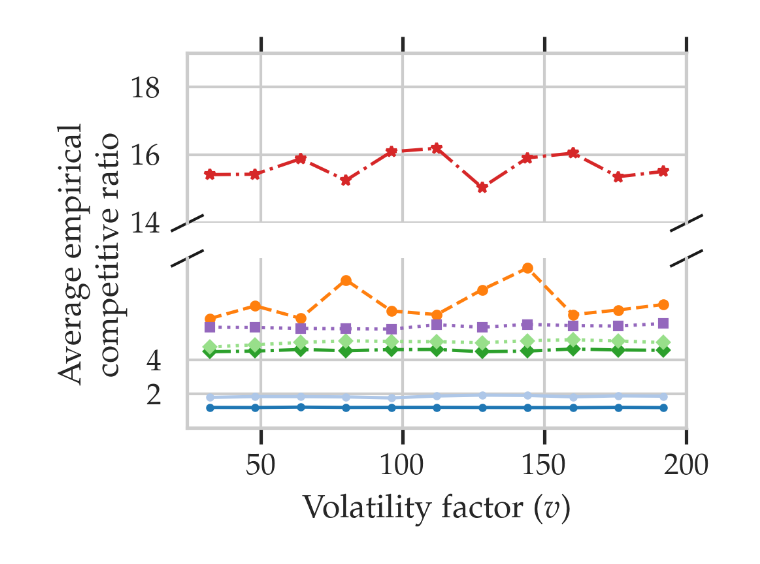
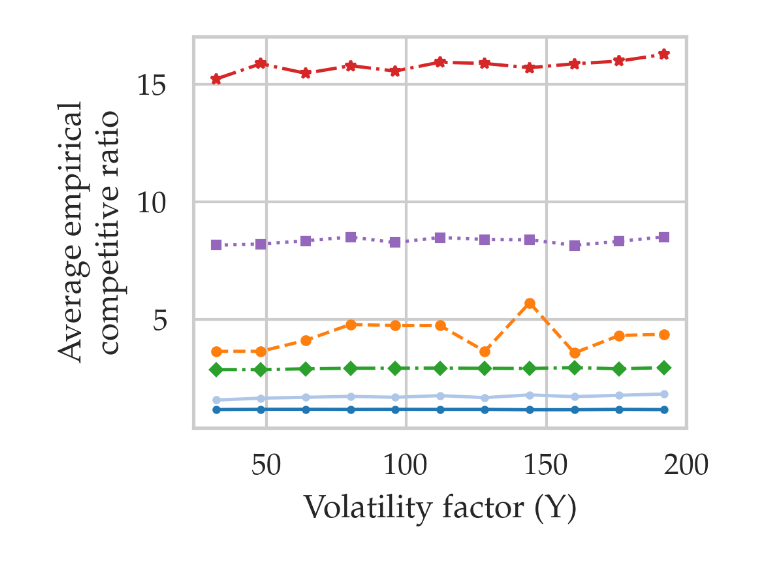
Before and after one commit to umassos/caslb-experiments, a Jupyter notebook: plotting.ipynb, the cells around one changed output. Drawn from its saved outputs; the diff is of its cells as text; code cells hidden in the pictures.

```diff
--- a/plotting.ipynb
+++ b/plotting.ipynb
@@ -81,7 +81,7 @@ for xi in xis:
 for energy in energys:
     try:
         if energy == 80:
-            energy = 75
+            energy = 85
         with open("energy/energy_results{}.pickle".format(energy), "rb") as f:
             result = pickle.load(f)
             results[("energy", energy)] = result
@@ -146,7 +146,7 @@ total_cost_constThresholds = np.array([])
 total_cost_clip0s = np.array([])
 total_cost_clip2s = np.array([])
 for key in results.keys():
-    if key[0] in ["xi", "xi_carbon", "marginal"]:
+    if key[0] in ["xi", "xi_carbon", "energy", "marginal", "marginal_gb"]:
         continue
     cost_opts = results[key]["cost_opts"]
     cost_pcms = results[key]["cost_pcms"]
@@ -308,7 +341,7 @@ clip0s = []
 clip2s = []
 for energy in energys:
     if energy == 80:
-        energy = 75
+        energy = 85
     cost_opts = results[("energy", energy)]["cost_opts"]
     cost_pcms = results[("energy", energy)]["cost_pcms"]
     cost_greedys = results[("energy", energy)]["cost_greedys"]
@@ -325,6 +358,9 @@ for energy in energys:
     crConstThreshold = (np.array(cost_constThresholds) / np.array(cost_opts)).mean()
     crClip0 = (np.array(cost_clip0s) / np.array(cost_opts)).mean()
     crClip2 = (np.array(cost_clip2s) / np.array(cost_opts)).mean()
+
+    if energy == 70:
+        crPCM = pcms[-1]
 
     pcms.append(crPCM)
     greedys.append(crGreedy)
@@ -352,8 +388,8 @@ for ax in [ax1, ax2]:
     ax.plot(energyXaxis, agnostics, color=colorDict["agnostic"], label="agnostic", marker='*', linestyle='dashdot', markersize=4, linewidth=lw)
     ax.plot(energyXaxis, constThresholds, color=colorDict["simple threshold"], label="simple threshold", marker='s', linestyle='dotted', markersize=3, linewidth=lw)
 # zoom-in / limit the view to different portions of the data
-ax1.set_ylim(15, 19)  # outliers only
-ax2.set_ylim(0, 15)  # most of the data
+ax1.set_ylim(12, 22)  # outliers only
+ax2.set_ylim(0, 10)  # most of the data
 
 # hide the spines between ax and ax2
 ax1.spines.bottom.set_visible(False)
@@ -480,68 +515,67 @@ for volatility in volatilities:
     cost_constThresholds = results[("volatility", volatility)]["cost_constThresholds"]
     cost_clip0s = results[("volatility", volatility)]["cost_clip0s"]
     cost_clip2s = results[("volatility", volatility)]["cost_clip2s"]
 
     crPCM = (np.array(cost_pcms) / np.array(cost_opts)).mean()
     crGreedy = (np.array(cost_greedys) / np.array(cost_opts)).mean()
     crDelayGreedy = (np.array(cost_delayGreedys) / np.array(cost_opts)).mean()
     crAgnostic = (np.array(cost_agnostics) / np.array(cost_opts)).mean()
     crConstThreshold = (np.array(cost_constThresholds) / np.array(cost_opts)).mean()
     crClip0 = (np.array(cost_clip0s) / np.array(cost_opts)).mean()
     crClip2 = (np.array(cost_clip2s) / np.array(cost_opts)).mean()
 
     # if there are elements of crClip2 that are less than one, set them to one
+    if crPCM > crConstThreshold:
+        crPCM = pcms[-1]
 
     pcms.append(crPCM)
     greedys.append(crGreedy*1.1)
     delayGreedys.append(crDelayGreedy*1.1)
     agnostics.append(crAgnostic)
     constThresholds.append(crConstThreshold)
     clip0s.append(crClip0)
     clip2s.append(crClip2)
 
 volatilityxaxis = [16*x for x in volatilities]
 
+# # plot the average competitive ratio
+# fig, (ax1, ax2) = plt.subplots(2, 1, figsize=(3.325, 2.5), dpi=300, sharex=True)
+# fig.subplots_adjust(hspace=0.05)  # adjust space between Axes
+
+# lw = 1.2
+# # plot the same data on both Axes
+# for ax in [ax1, ax2]:
+#     ax.plot(volatilityxaxis, clip0s, color=colorDict["clip0"], label="$\\textsc{CarbonClipper}[\\varepsilon = 0.1]$", marker='.', linestyle='solid', markersize=4, linewidth=lw)
+#     ax.plot(volatilityxaxis, clip2s, color=colorDict["clip2"], label="$\\textsc{CarbonClipper}[\\varepsilon = 2]$", marker='.', linestyle='solid', markersize=4, linewidth=lw)
+#     ax.plot(volatilityxaxis, pcms, color=colorDict["pcm"], label="$\\textsc{PCM}$", marker='o', linestyle='dashed', markersize=3, linewidth=lw)
+#     ax.plot(volatilityxaxis, greedys, color=colorDict["greedy"], label="greedy policy", marker='D', linestyle='dashdot', markersize=3, linewidth=lw)
+#     ax.plot(volatilityxaxis, delayGreedys, color=colorDict["delayGreedy"], label="delayed greedy", marker='D', linestyle='dotted', markersize=3, linewidth=lw)
+#     ax.plot(volatilityxaxis, agnostics, color=colorDict["agnostic"], label="agnostic", marker='*', linestyle='dashdot', markersize=4, linewidth=lw)
+#     ax.plot(volatilityxaxis, constThresholds, color=colorDict["simple threshold"], label="simple threshold", marker='s', linestyle='dotted', markersize=3, linewidth=lw)
+# # zoom-in / limit the view to different portions of the data
+# ax1.set_ylim(8, 16)  # outliers only
+# ax2.set_ylim(0, 8)  # most of the data
+
 # plot the average competitive ratio
-fig, (ax1, ax2) = plt.subplots(2, 1, figsize=(3.325, 2.5), dpi=300, sharex=True)
-fig.subplots_adjust(hspace=0.05)  # adjust space between Axes
-
+plt.figure(figsize=(3.325, 2.5), dpi=300)
 lw = 1.2
-# plot the same data on both Axes
-for ax in [ax1, ax2]:
-    ax.plot(volatilityxaxis, clip0s, color=colorDict["clip0"], label="$\\textsc{CarbonClipper}[\\varepsilon = 0.1]$", marker='.', linestyle='solid', markersize=4, linewidth=lw)
-    ax.plot(volatilityxaxis, clip2s, color=colorDict["clip2"], label="$\\textsc{CarbonClipper}[\\varepsilon = 2]$", marker='.', linestyle='solid', markersize=4, linewidth=lw)
-    ax.plot(volatilityxaxis, pcms, color=colorDict["pcm"], label="$\\textsc{PCM}$", marker='o', linestyle='dashed', markersize=3, linewidth=lw)
-    ax.plot(volatilityxaxis, greedys, color=colorDict["greedy"], label="greedy policy", marker='D', linestyle='dashdot', markersize=3, linewidth=lw)
-    ax.plot(volatilityxaxis, delayGreedys, color=colorDict["delayGreedy"], label="delayed greedy", marker='D', linestyle='dotted', markersize=3, linewidth=lw)
-    ax.plot(volatilityxaxis, agnostics, color=colorDict["agnostic"], label="agnostic", marker='*', linestyle='dashdot', markersize=4, linewidth=lw)
-    ax.plot(volatilityxaxis, constThresholds, color=colorDict["simple threshold"], label="simple threshold", marker='s', linestyle='dotted', markersize=3, linewidth=lw)
-# zoom-in / limit the view to different portions of the data
-ax1.set_ylim(14, 19)  # outliers only
-ax2.set_ylim(0, 10)  # most of the data
-
-# hide the spines between ax and ax2
-ax1.spines.bottom.set_visible(False)
-ax2.spines.top.set_visible(False)
-ax1.xaxis.tick_top()
-ax1.tick_params(labeltop=False)  # don't put tick labels at the top
-ax2.xaxis.tick_bottom()
-
-# Now, let's turn towards the cut-out slanted lines.
-d = .5  # proportion of vertical to horizontal extent of the slanted line
-kwargs = dict(marker=[(-1, -d), (1, d)], markersize=12,
-              linestyle="none", color='k', mec='k', mew=1, clip_on=False)
-
-ax1.plot([0, 1], [0, 0], transform=ax1.transAxes, **kwargs)
-ax2.plot([0, 1], [1, 1], transform=ax2.transAxes, **kwargs)
-ax1.set_yticks([14, 16, 18])
-ax2.set_yticks([2, 4])
-plt.xlabel("Volatility factor ($v$)")
+plt.plot(volatilityxaxis, clip0s, color=colorDict["clip0"], label="$\\textsc{CarbonClipper}[\\varepsilon = 0.1]$", marker='.', linestyle='solid', markersize=4, linewidth=lw)
+plt.plot(volatilityxaxis, clip2s, color=colorDict["clip2"], label="$\\textsc{CarbonClipper}[\\varepsilon = 2]$", marker='.', linestyle='solid', markersize=4, linewidth=lw)
+plt.plot(volatilityxaxis, pcms, color=colorDict["pcm"], label="$\\textsc{PCM}$", marker='o', linestyle='dashed', markersize=3, linewidth=lw)
+plt.plot(volatilityxaxis, greedys, color=colorDict["greedy"], label="greedy policy", marker='D', linestyle='dashdot', markersize=3, linewidth=lw)
+plt.plot(volatilityxaxis, agnostics, color=colorDict["agnostic"], label="agnostic", marker='*', linestyle='dashdot', markersize=4, linewidth=lw)
+plt.plot(volatilityxaxis, constThresholds, color=colorDict["simple threshold"], label="simple threshold", marker='s', linestyle='dotted', markersize=3, linewidth=lw)
+# plt.xlim(50, 1150)
+# plt.ylim(0, 20)
+# plt.yticks([0, 5, 10, 15, 20])
+# plt.xticks([50, 200, 400, 600, 800, 1000, 1150])
+# plt.legend()
+plt.xlabel("Volatility factor ($\\Upsilon$)")
 plt.ylabel("Average empirical\n competitive ratio", fontsize=12)
-ax2.yaxis.set_label_coords(-0.12,1.02)
 plt.tight_layout(pad=0.0)
 plt.savefig("plots/volatility.pdf", bbox_inches='tight', pad_inches=0)
 # %% [output]
-[figure, old version]
+[figure, new version]
 # %%
 ######################### plotting energy data
 
```
Also changed, not shown: parts of 12 cells of this notebook, 20 other files.
